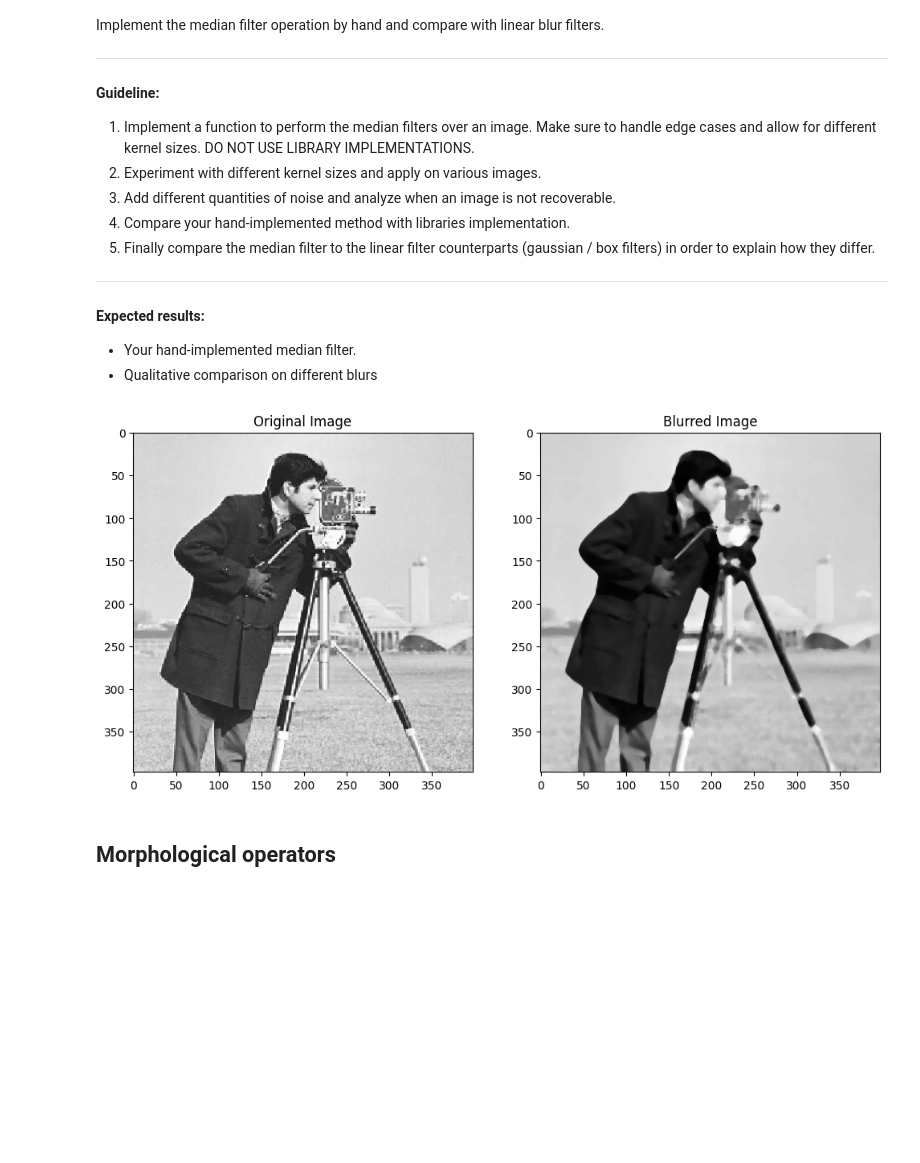
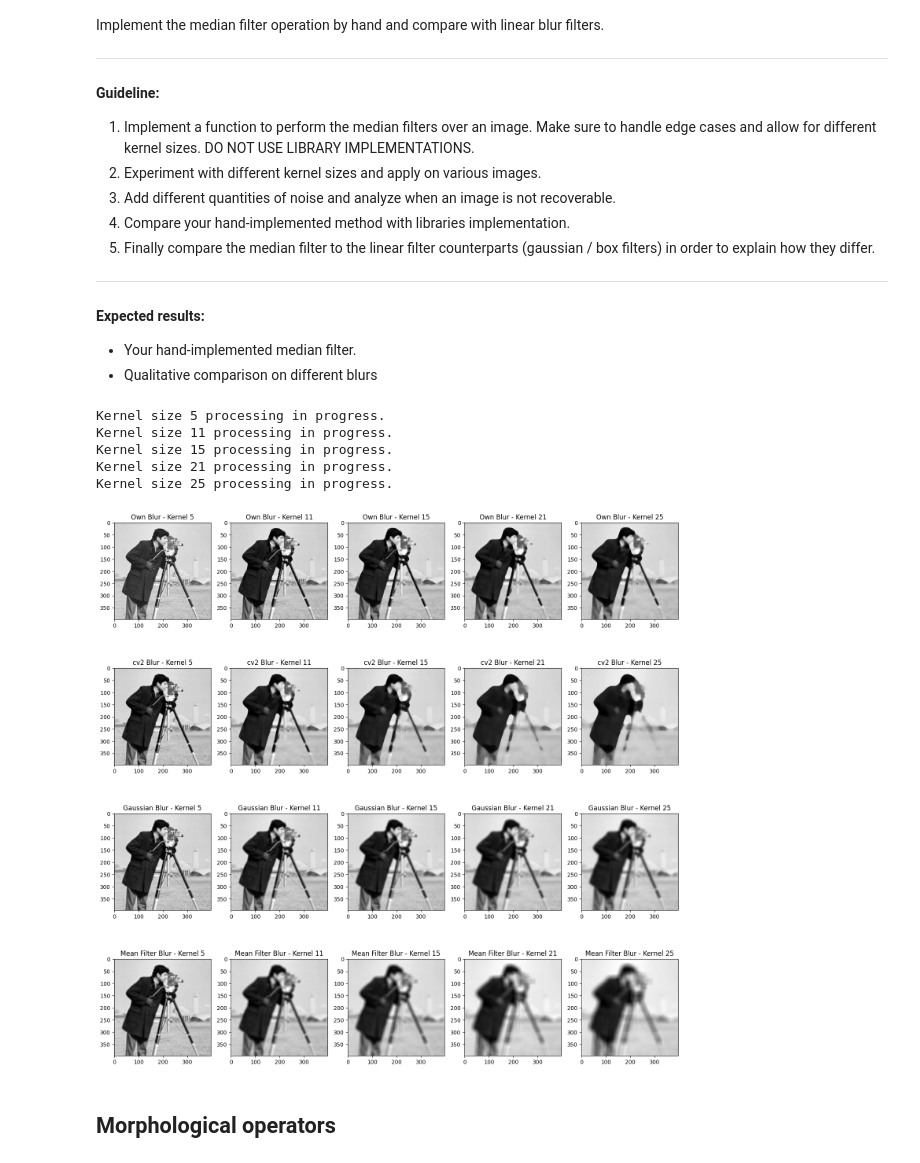
Before and after one commit to IvanGomez37/UAB23-Computer-Vision-Labs, a Jupyter notebook: Lab 2/Practicum_Fundamentals_CV_Students_Lab2.ipynb, the cells around one changed output. Saved outputs shown, nothing was run; the diff lists cells and outputs as text; code cells hidden in the pictures; blank space fills up the shorter version.

Commit message:
comparison of our median filter with 3 other filters

```diff
--- a/Lab 2/Practicum_Fundamentals_CV_Students_Lab2.ipynb
+++ b/Lab 2/Practicum_Fundamentals_CV_Students_Lab2.ipynb
@@ -124,28 +124,56 @@ def median_blur(image, kernel_size):
 
     # Result
     return output
-# %%
-# Image Preparation
-path = os.path.join(path_images, "cameraman.png")
-image_original = cv2.imread(path, cv2.IMREAD_GRAYSCALE)
-image_blur = median_blur(image_original, (15,15))
-
-# Comparison Display
-# Original Image
-plt.figure(figsize=(12, 6))
-plt.subplot(1, 2, 1)
-plt.imshow(image_original, cmap='gray')
-plt.title('Original Image')
-
-# Blurred Image
-plt.subplot(1, 2, 2)
-plt.imshow(image_blur, cmap='gray')
-plt.title('Blurred Image')
-
-# Display
-plt.show()
-# %% [output]
-[figure, removed]
+# %%
+# Image Preparation
+path = os.path.join(path_images, "cameraman.png")
+image_original = cv2.imread(path, cv2.IMREAD_GRAYSCALE)
+
+# Applying median blur with different kernel sizes
+kernel_sizes = list(range(5, 26, 5))
+
+# Create a list of blur functions and their respective titles
+blur_functions = [
+    (median_blur, 'Own Blur'),
+    (cv2.medianBlur, 'cv2 Blur'),
+    (cv2.GaussianBlur, 'Gaussian Blur'),
+    (cv2.boxFilter, 'Mean Filter Blur')
+]
+
+# Plotting the images
+plt.figure(figsize=(15, 15))
+
+for i, kernel_size in enumerate(kernel_sizes):
+    # Ensure the kernel size is odd (for cv2)
+    if kernel_size % 2 == 0:
+        kernel_size += 1
+    print(f"Kernel size {kernel_size} processing in progress.")
+
+    for j, (blur_function, title) in enumerate(blur_functions):
+        # Calculate blur
+        if blur_function == median_blur:
+            blur_image = median_blur(image_original, (kernel_size,kernel_size))
+        elif blur_function == cv2.medianBlur:
+            blur_image = cv2.medianBlur(image_original, kernel_size)
+        elif blur_function == cv2.GaussianBlur:
+            blur_image = cv2.GaussianBlur(image_original, (kernel_size, kernel_size), 0)
+        elif blur_function == cv2.boxFilter:
+            blur_image = cv2.boxFilter(image_original, -1, (kernel_size, kernel_size))
+
+        # Plot the image
+        plt.subplot(len(blur_functions), len(kernel_sizes), j * len(kernel_sizes) + i + 1)
+        plt.imshow(blur_image, cmap='gray')
+        plt.title(f'{title} - Kernel {kernel_size}')
+
+plt.tight_layout()
+plt.show()
+# %% [output]
+Kernel size 5 processing in progress.
+Kernel size 11 processing in progress.
+Kernel size 15 processing in progress.
+Kernel size 21 processing in progress.
+Kernel size 25 processing in progress.
+[figure, added]
 # %% [markdown]
 ## Morphological operators
 # %% [markdown]
```
